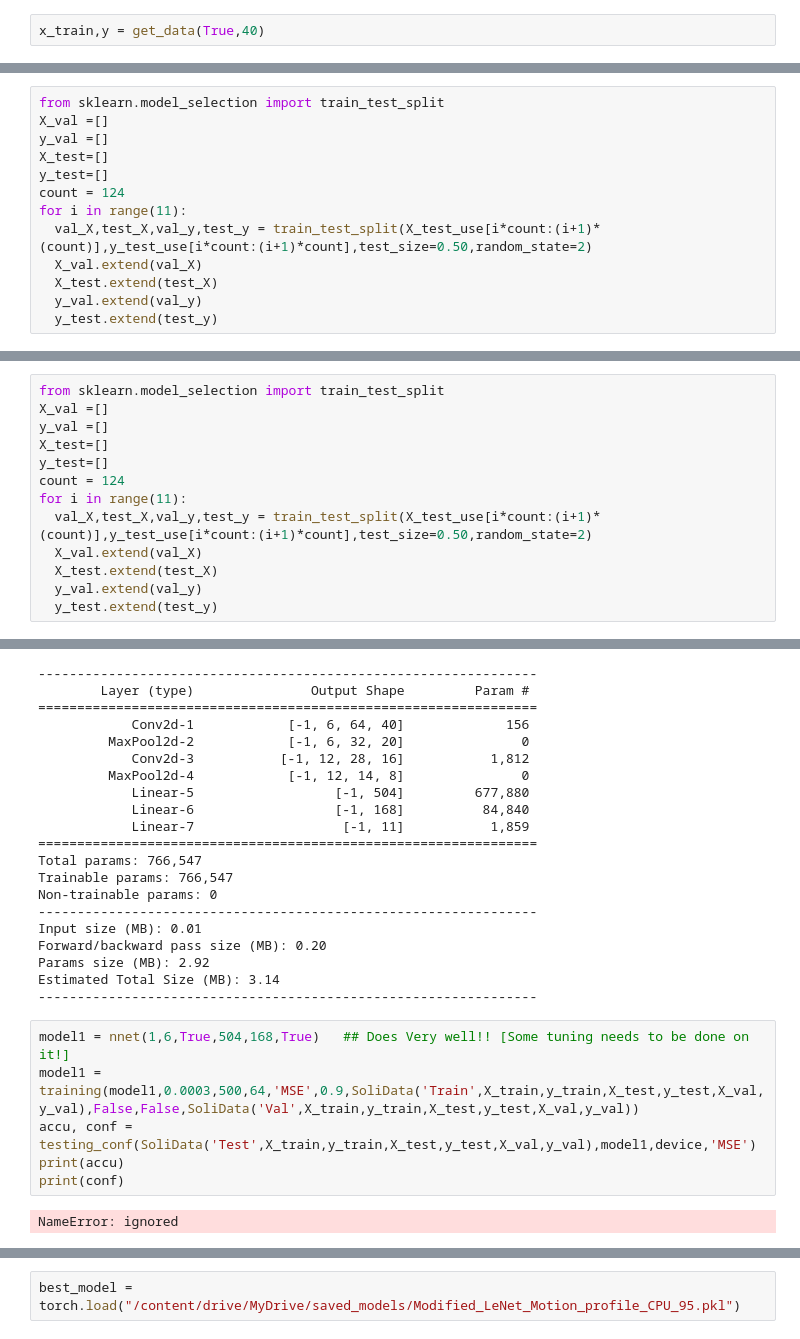
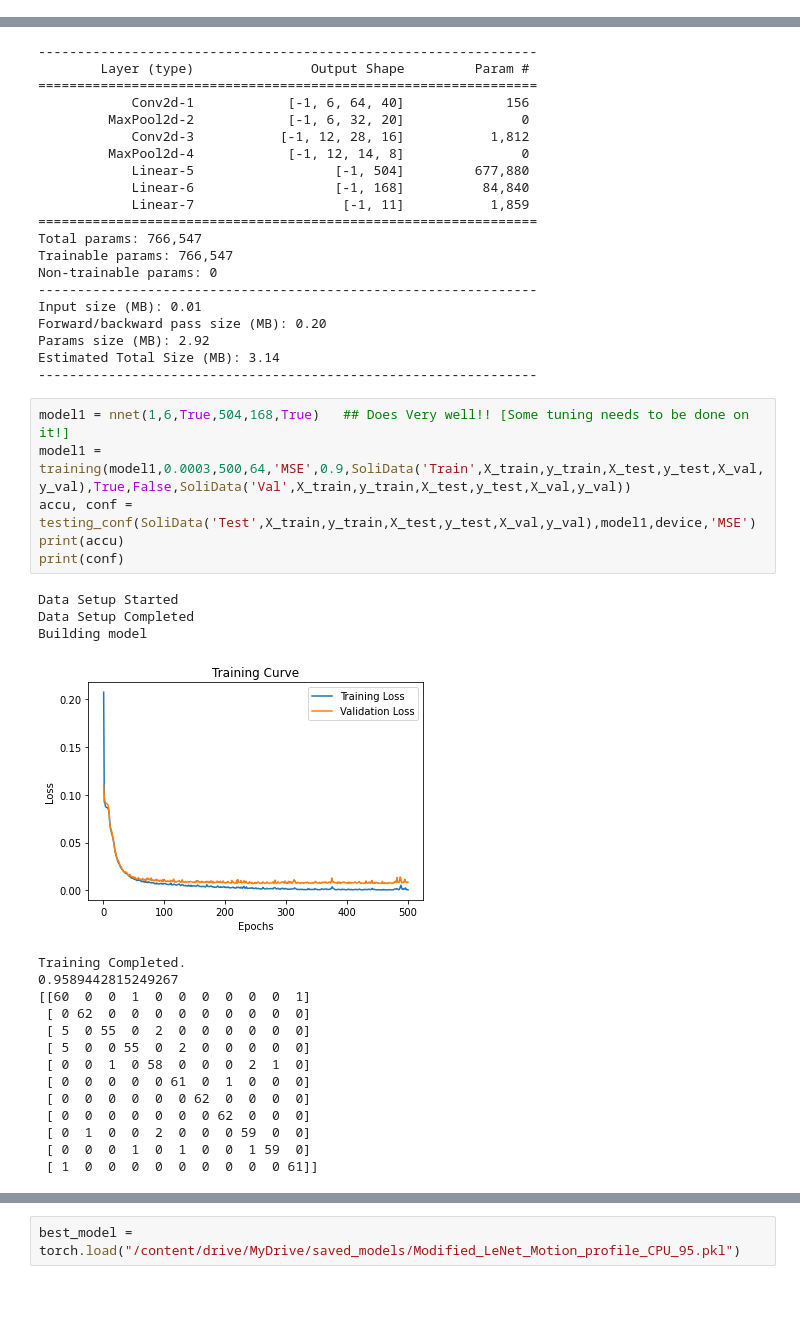
Before and after one commit to Singla17/Gesture-Recognition, a Jupyter notebook: CNN_Analysis/Modified_LeNet.ipynb, the cells around one changed output, grey strips where cells are left out. Drawn from its saved outputs; the diff is of its cells as text; blank space fills up the shorter version.

```diff
--- a/CNN_Analysis/Modified_LeNet.ipynb
+++ b/CNN_Analysis/Modified_LeNet.ipynb
@@ -130,5 +130,3 @@ def get_data(train,number_of_frames):
       y_temp[key]=1
       y.append(y_temp)
   return X,y
-# %%
-x_train,y = get_data(True,40)
@@ -433,13 +342,0 @@ X_test_use, y_test_use = get_data(False,40)
-# %%
-from sklearn.model_selection import train_test_split
-X_val =[]
-y_val =[]
-X_test=[]
-y_test=[]
-count = 124
-for i in range(11):
-  val_X,test_X,val_y,test_y = train_test_split(X_test_use[i*count:(i+1)*(count)],y_test_use[i*count:(i+1)*count],test_size=0.50,random_state=2)
-  X_val.extend(val_X)
-  X_test.extend(test_X)
-  y_val.extend(val_y)
-  y_test.extend(test_y)
@@ -571,13 +342,0 @@ X_test_use, y_test_use = get_data_range(False,40)
-# %%
-from sklearn.model_selection import train_test_split
-X_val =[]
-y_val =[]
-X_test=[]
-y_test=[]
-count = 124
-for i in range(11):
-  val_X,test_X,val_y,test_y = train_test_split(X_test_use[i*count:(i+1)*(count)],y_test_use[i*count:(i+1)*count],test_size=0.50,random_state=2)
-  X_val.extend(val_X)
-  X_test.extend(test_X)
-  y_val.extend(val_y)
-  y_test.extend(test_y)
@@ -769,9 +500,25 @@ Estimated Total Size (MB): 3.14
 ----------------------------------------------------------------
 # %%
 model1 = nnet(1,6,True,504,168,True)   ## Does Very well!! [Some tuning needs to be done on it!]
-model1 = training(model1,0.0003,500,64,'MSE',0.9,SoliData('Train',X_train,y_train,X_test,y_test,X_val,y_val),False,False,SoliData('Val',X_train,y_train,X_test,y_test,X_val,y_val))
+model1 = training(model1,0.0003,500,64,'MSE',0.9,SoliData('Train',X_train,y_train,X_test,y_test,X_val,y_val),True,False,SoliData('Val',X_train,y_train,X_test,y_test,X_val,y_val))
 accu, conf = testing_conf(SoliData('Test',X_train,y_train,X_test,y_test,X_val,y_val),model1,device,'MSE')
 print(accu)
 print(conf)
 # %% [output]
-NameError: ignored
+Data Setup Started
+Data Setup Completed
+Building model
+[figure, added]
+Training Completed.
+0.9589442815249267
+[[60  0  0  1  0  0  0  0  0  0  1]
+ [ 0 62  0  0  0  0  0  0  0  0  0]
+ [ 5  0 55  0  2  0  0  0  0  0  0]
+ [ 5  0  0 55  0  2  0  0  0  0  0]
+ [ 0  0  1  0 58  0  0  0  2  1  0]
+ [ 0  0  0  0  0 61  0  1  0  0  0]
+ [ 0  0  0  0  0  0 62  0  0  0  0]
+ [ 0  0  0  0  0  0  0 62  0  0  0]
+ [ 0  1  0  0  2  0  0  0 59  0  0]
+ [ 0  0  0  1  0  1  0  0  1 59  0]
+ [ 1  0  0  0  0  0  0  0  0  0 61]]
```
Also changed, not shown: parts of 60 cells of this notebook, 2 other files.
